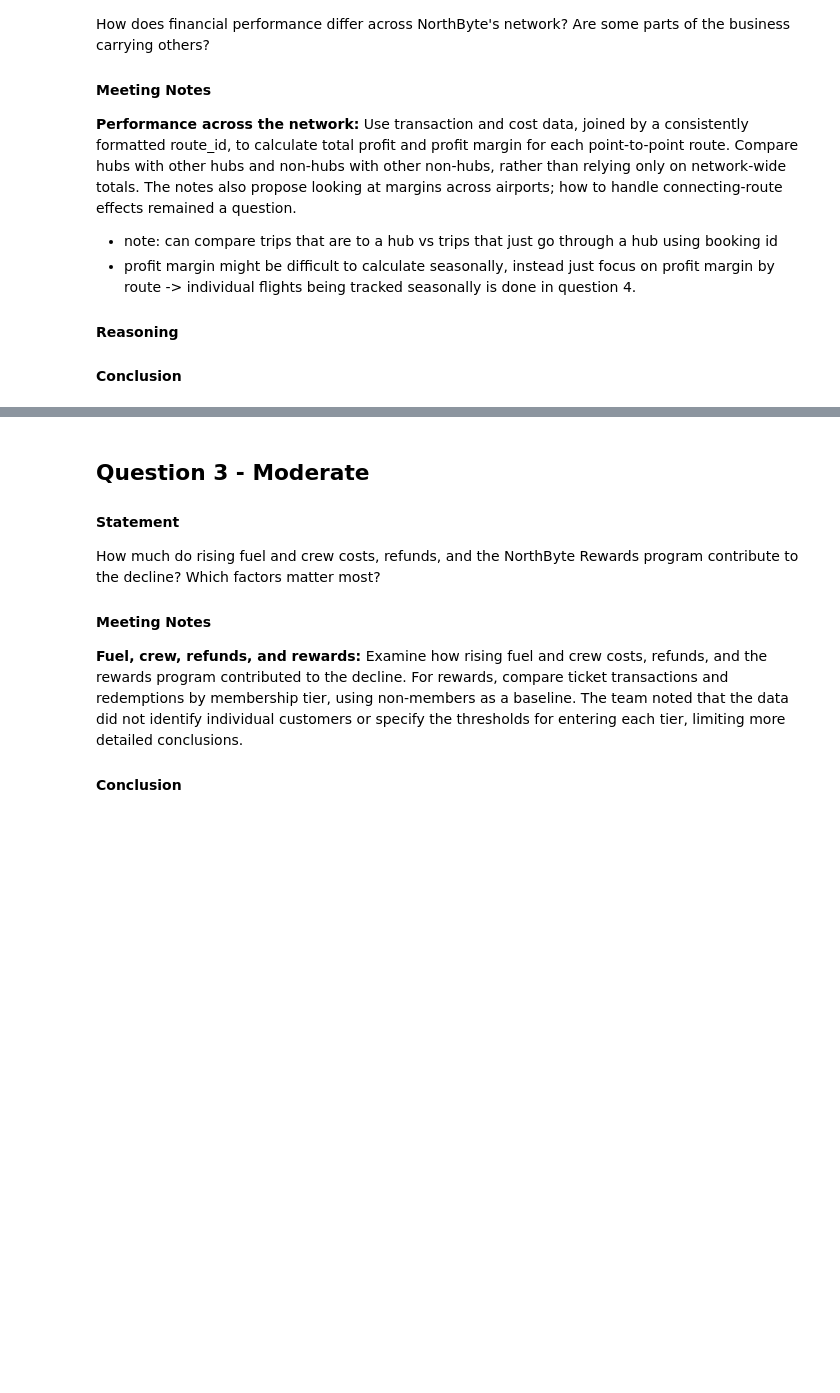
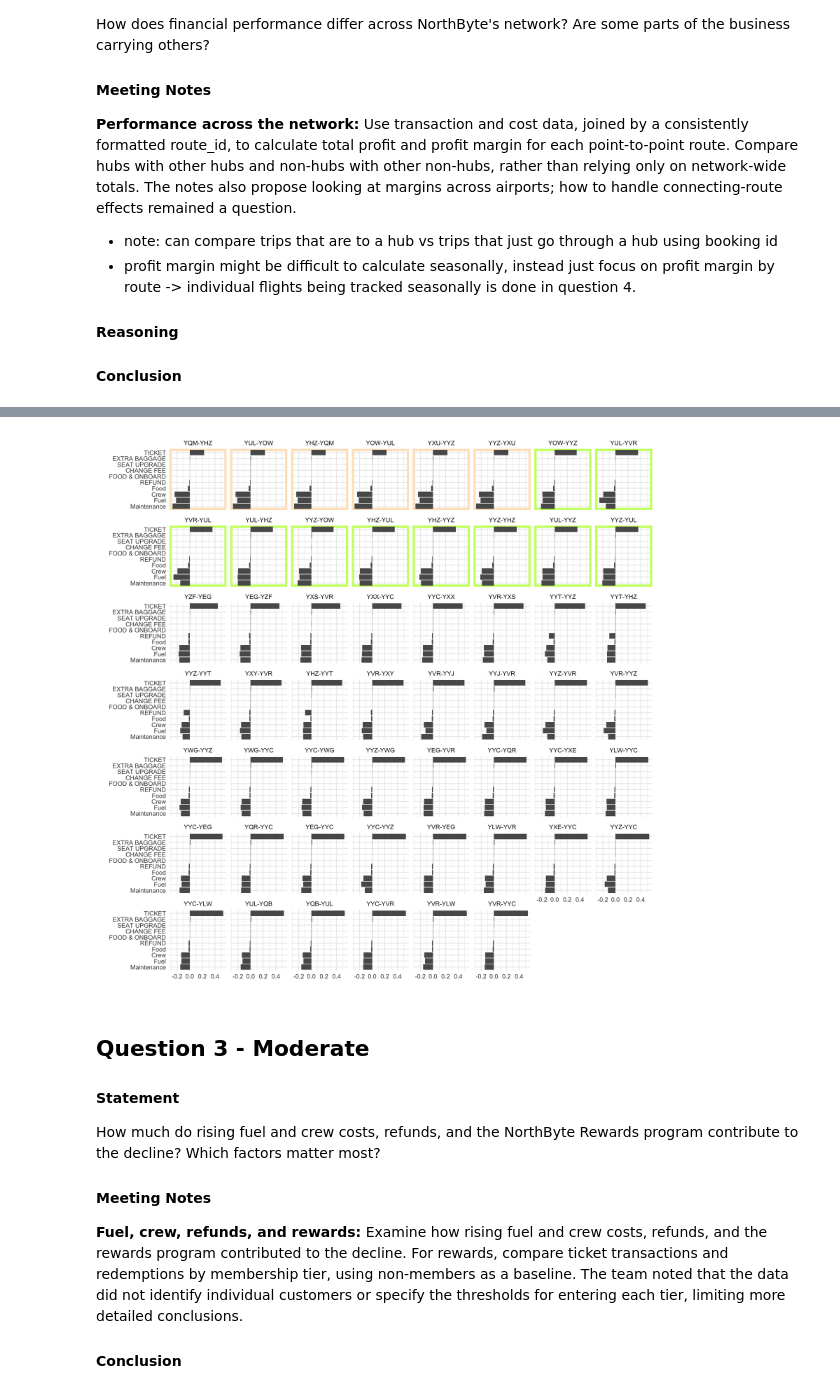
Before and after one commit to annhuynhh/thecontrolgroup_firstbyte, a Jupyter notebook: Project.ipynb, the cells around one changed output, grey strips where cells are left out. Drawn from its saved outputs; the diff is of its cells as text; code cells hidden in the pictures; blank space fills up the shorter version.

```diff
--- a/Project.ipynb
+++ b/Project.ipynb
@@ -356,3 +588,73 @@ points(x=locs$longitude, y=locs$latitude, col="slateblue", cex=2, pch=20)
+# %%
+options(repr.plot.width = 20, repr.plot.height = 20)
+worst_routes <- routes_profit_margin |>
+    ungroup() |>
+    filter(Margin < -2) |>
+    select(Route_ID)
+bad_routes <- routes_profit_margin |>
+    ungroup() |>
+    filter(Margin > -1 & Margin < -0.5) |>
+    select(Route_ID)
+routes_grouped_costs <- costs |>
+    group_by(Route_ID, Cost_Type) |>
+    summarize(Total = sum(Amount) * -1, .groups = "drop") |>
+    inner_join(
+        routes_profit_margin |>
+            ungroup() |>
+            select(Route_ID, Margin),
+            by = "Route_ID"
+        )
+routes_grouped_transactions <- transactions |>
+    group_by(Route_ID, Transaction_Type) |>
+    summarize(Total = sum(Amount), .groups = "drop") |>
+    inner_join(
+        routes_profit_margin |>
+            ungroup() |>
+            select(Route_ID, Margin),
+            by = "Route_ID"
+        ) |>
+    rename(Cost_Type = Transaction_Type)
+routes_grouped <- bind_rows(routes_grouped_costs, routes_grouped_transactions) |>
+    group_by(Route_ID) |>
+    mutate(Total = Total / sum(abs(Total))) |>
+    mutate(group = ifelse(Route_ID %in% worst_routes$Route_ID, "worst", ifelse(Route_ID %in% bad_routes$Route_ID, "bad", "none")))
+graph_routes_grouped_costs <- ggplot(
+  routes_grouped,
+  aes(x = Total, y = fct_reorder(Cost_Type, Total, .fun = mean))
+) +
+  geom_rect(
+    data = routes_grouped |>
+      filter(group == "worst"),
+    aes(
+      xmin = -Inf, xmax = Inf,
+      ymin = -Inf, ymax = Inf,
+      group = Route_ID
+    ),
+    color = worst_style$fill,
+    fill = NA,
+    linewidth = 5,
+    inherit.aes = FALSE
+  ) +
+  geom_rect(
+    data = routes_grouped |>
+      filter(group == "bad"),
+    aes(
+      xmin = -Inf, xmax = Inf,
+      ymin = -Inf, ymax = Inf,
+      group = Route_ID
+    ),
+    color = bad_style$fill,
+    fill = NA,
+    linewidth = 5,
+    inherit.aes = FALSE
+  ) +
+  geom_col() +
+  facet_wrap(~ forcats::fct_reorder(Route_ID, Margin)) +
+  labs(x = "", y = "") +
+  theme_minimal(base_size = 20)
+graph_routes_grouped_costs
+# %% [output]
+[figure, added]
 # %% [markdown]
 ## Question 3 - Moderate
 #### Statement
```
Also changed, not shown: parts of 11 cells of this notebook, 2 other files.
